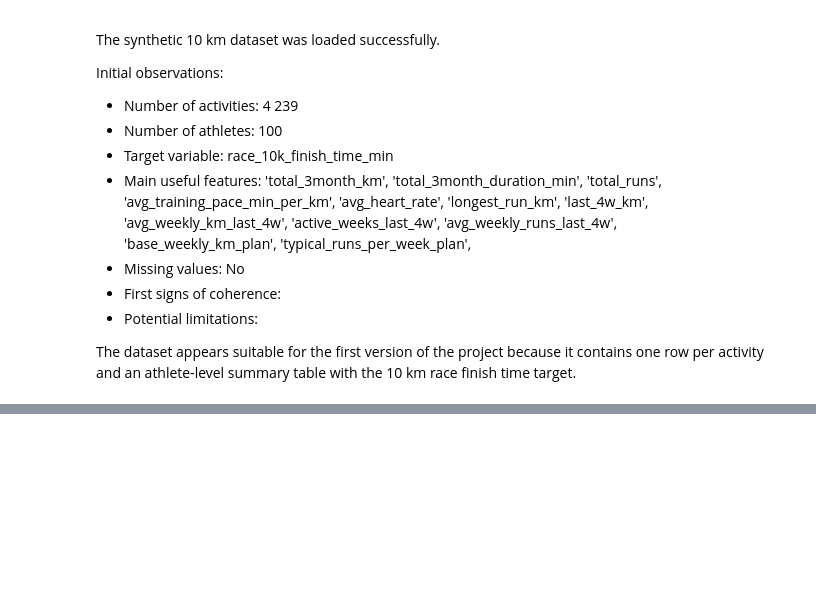
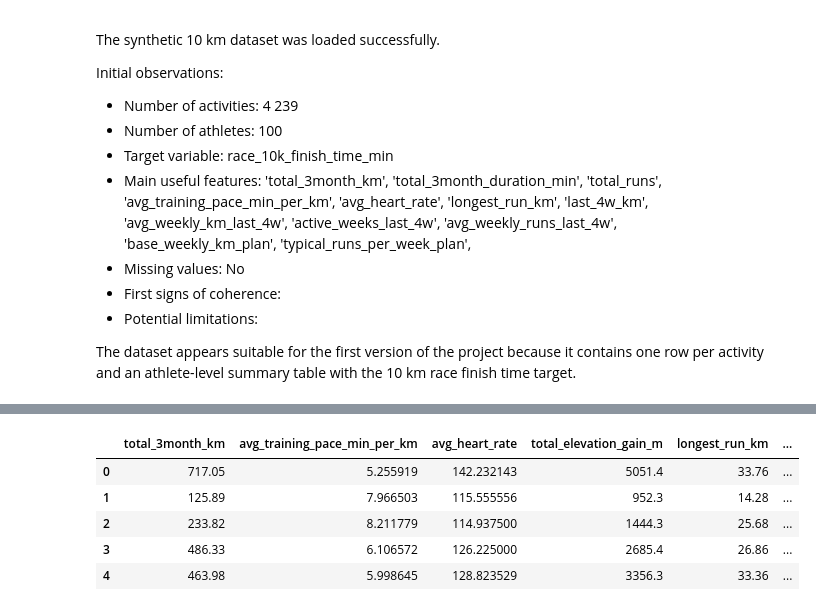
Before and after one commit to RiccardoPrestigiacomo-99/running-ml-performance, a Jupyter notebook: notebooks/01_public_data_exploration.ipynb, the cells around one changed output, grey strips where cells are left out. Saved outputs shown, nothing was run; the diff lists cells and outputs as text; code cells hidden in the pictures; blank space fills up the shorter version.

```diff
--- a/notebooks/01_public_data_exploration.ipynb
+++ b/notebooks/01_public_data_exploration.ipynb
@@ -248,0 +303,25 @@ The dataset appears suitable for the first version of the project because it con
+# %%
+target_column = "race_10k_finish_time_min"
+
+candidate_features = [
+    "total_3month_km",
+    "avg_training_pace_min_per_km",
+    "avg_heart_rate",
+    "total_elevation_gain_m",
+    "longest_run_km",
+    "last_4w_km",
+    "avg_weekly_km_last_4w",
+    "active_weeks_last_4w",
+    "avg_weekly_runs_last_4w",
+]
+
+model_preview = athlete_summary[candidate_features + [target_column]]
+
+model_preview.head()
+# %% [output]
+|  | total_3month_km | avg_training_pace_min_per_km | avg_heart_rate | total_elevation_gain_m | longest_run_km | ... |
+| 0 | 717.05 | 5.255919 | 142.232143 | 5051.4 | 33.76 | ... |
+| 1 | 125.89 | 7.966503 | 115.555556 | 952.3 | 14.28 | ... |
+| 2 | 233.82 | 8.211779 | 114.937500 | 1444.3 | 25.68 | ... |
+| 3 | 486.33 | 6.106572 | 126.225000 | 2685.4 | 26.86 | ... |
+| 4 | 463.98 | 5.998645 | 128.823529 | 3356.3 | 33.36 | ... |
```
Also changed, not shown: parts of 6 cells of this notebook, 1 other file.
